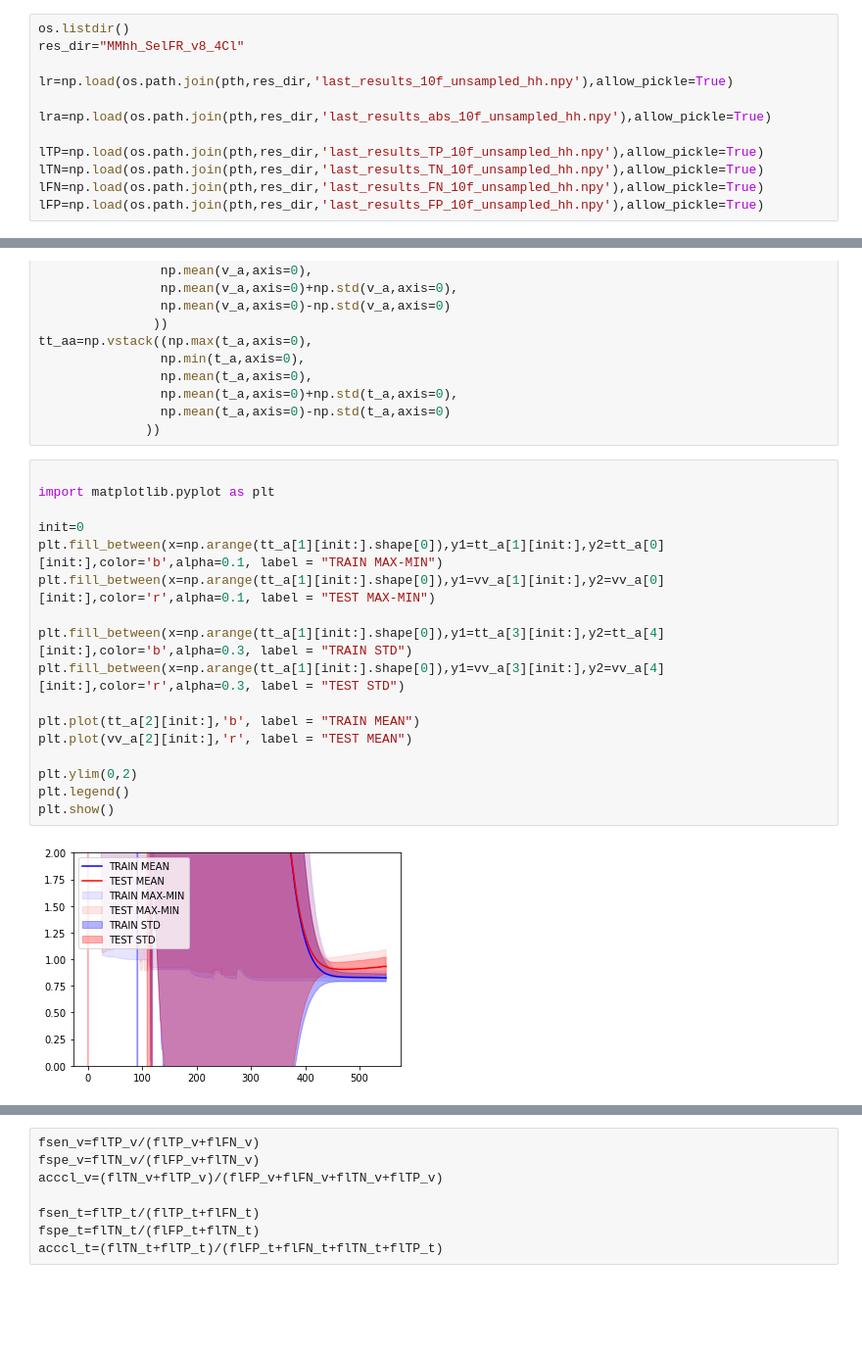
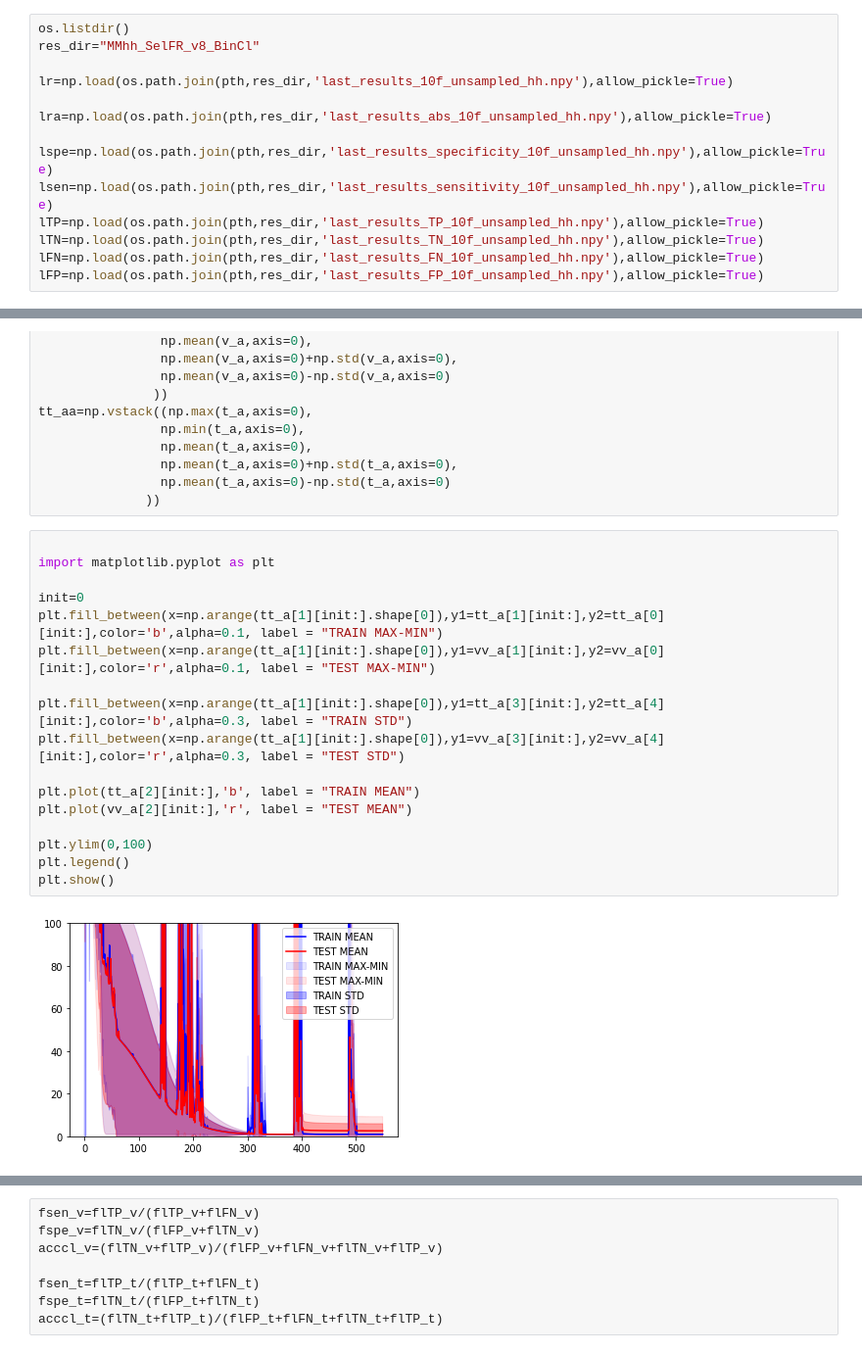
Before and after one commit to Abdigal1/LIIARPI_1, a Jupyter notebook: SLIC_GAT/SLIC_GAT_PRUEBAS.ipynb, the cells around one changed output, grey strips where cells are left out. Shown: that part at 98% size. Drawn from its saved outputs; the diff is of its cells as text; blank space fills up the shorter version.

Commit message:
Results backup

```diff
--- a/SLIC_GAT/SLIC_GAT_PRUEBAS.ipynb
+++ b/SLIC_GAT/SLIC_GAT_PRUEBAS.ipynb
@@ -103,11 +103,13 @@ last_results_10f_unsampled_mh.npy
 # %%
 os.listdir()
-res_dir="MMhh_SelFR_v8_4Cl"
+res_dir="MMhh_SelFR_v8_BinCl"
 
 lr=np.load(os.path.join(pth,res_dir,'last_results_10f_unsampled_hh.npy'),allow_pickle=True)
 
 lra=np.load(os.path.join(pth,res_dir,'last_results_abs_10f_unsampled_hh.npy'),allow_pickle=True)
 
+lspe=np.load(os.path.join(pth,res_dir,'last_results_specificity_10f_unsampled_hh.npy'),allow_pickle=True)
+lsen=np.load(os.path.join(pth,res_dir,'last_results_sensitivity_10f_unsampled_hh.npy'),allow_pickle=True)
 lTP=np.load(os.path.join(pth,res_dir,'last_results_TP_10f_unsampled_hh.npy'),allow_pickle=True)
 lTN=np.load(os.path.join(pth,res_dir,'last_results_TN_10f_unsampled_hh.npy'),allow_pickle=True)
 lFN=np.load(os.path.join(pth,res_dir,'last_results_FN_10f_unsampled_hh.npy'),allow_pickle=True)
@@ -152,22 +154,22 @@ tt_aa=np.vstack((np.max(t_a,axis=0),
 # %%
 
 import matplotlib.pyplot as plt
 
 init=0
 plt.fill_between(x=np.arange(tt_a[1][init:].shape[0]),y1=tt_a[1][init:],y2=tt_a[0][init:],color='b',alpha=0.1, label = "TRAIN MAX-MIN")
 plt.fill_between(x=np.arange(tt_a[1][init:].shape[0]),y1=vv_a[1][init:],y2=vv_a[0][init:],color='r',alpha=0.1, label = "TEST MAX-MIN")
 
 plt.fill_between(x=np.arange(tt_a[1][init:].shape[0]),y1=tt_a[3][init:],y2=tt_a[4][init:],color='b',alpha=0.3, label = "TRAIN STD")
 plt.fill_between(x=np.arange(tt_a[1][init:].shape[0]),y1=vv_a[3][init:],y2=vv_a[4][init:],color='r',alpha=0.3, label = "TEST STD")
 
 plt.plot(tt_a[2][init:],'b', label = "TRAIN MEAN")
 plt.plot(vv_a[2][init:],'r', label = "TEST MEAN")
 
-plt.ylim(0,2)
+plt.ylim(0,100)
 plt.legend()
 plt.show()
 # %% [output]
-[figure, old version]
+[figure, new version]
 # %%
 import matplotlib.pyplot as plt
 
```
Also changed, not shown: parts of 10 cells of this notebook, 21 other files.
